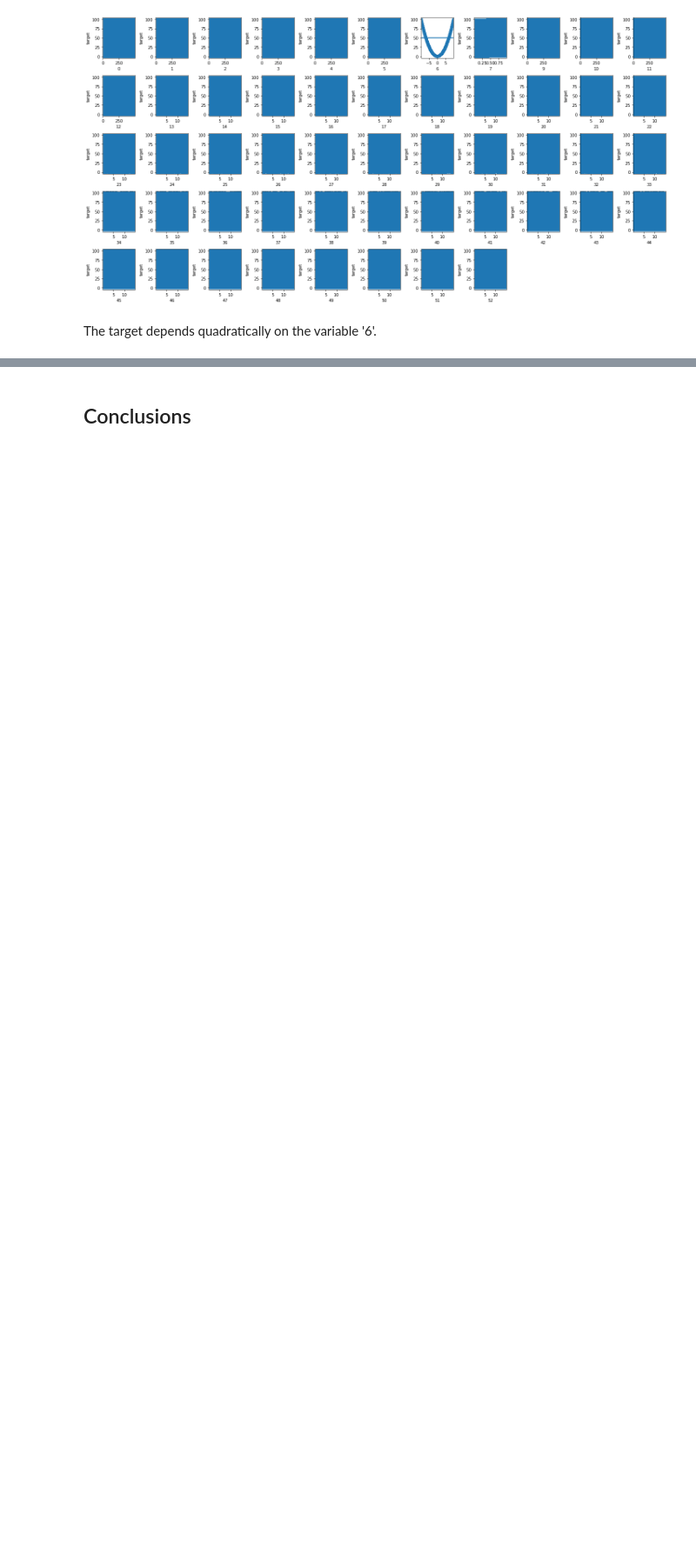
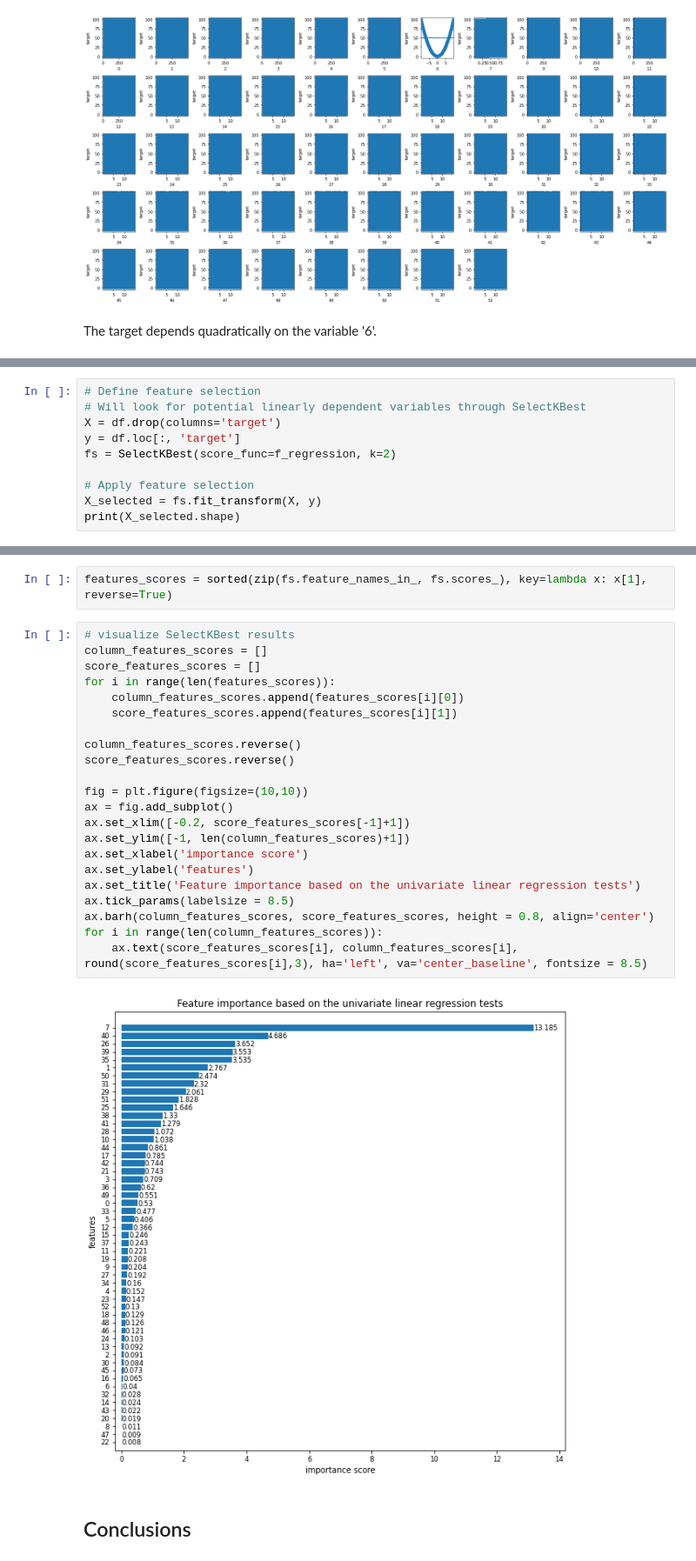
Before and after one commit to novofortuna/quantum_internship, a Jupyter notebook: task3_EDA.ipynb, the cells around one changed output, grey strips where cells are left out. Shown at 87% size. Saved outputs shown, nothing was run; the diff lists cells and outputs as text; blank space fills up the shorter version.

```diff
--- a/task3_EDA.ipynb
+++ b/task3_EDA.ipynb
@@ -263,3 +266,13 @@ corr.loc[numeric_features, numeric_features].style.background_gradient()
 | 50 | 0.000287 | 0.003119 | 0.001006 | 0.002082 | -0.000702 | 0.004735 | 0.001542 | 0.001085 | -0.000016 | -0.002152 | -0.000921 | ... |
 | 51 | -0.001647 | 0.006038 | -0.001753 | 0.000373 | 0.001067 | -0.004100 | -0.000944 | 0.008363 | -0.003785 | -0.001918 | -0.005102 | ... |
 | 52 | -0.003612 | -0.003173 | 0.002812 | 0.002534 | -0.002388 | 0.004946 | 0.002867 | 0.001724 | -0.003467 | -0.004701 | -0.000089 | ... |
+# %%
+# Define feature selection
+# Will look for potential linearly dependent variables through SelectKBest
+X = df.drop(columns='target')
+y = df.loc[:, 'target']
+fs = SelectKBest(score_func=f_regression, k=2)
+
+# Apply feature selection
+X_selected = fs.fit_transform(X, y)
+print(X_selected.shape)
@@ -266,3 +281,29 @@ corr.loc[numeric_features, numeric_features].style.background_gradient()
+# %%
+features_scores = sorted(zip(fs.feature_names_in_, fs.scores_), key=lambda x: x[1], reverse=True)
+# %%
+# visualize SelectKBest results
+column_features_scores = []
+score_features_scores = []
+for i in range(len(features_scores)):
+    column_features_scores.append(features_scores[i][0])
+    score_features_scores.append(features_scores[i][1])
+
+column_features_scores.reverse()
+score_features_scores.reverse()
+
+fig = plt.figure(figsize=(10,10))
+ax = fig.add_subplot()
+ax.set_xlim([-0.2, score_features_scores[-1]+1])
+ax.set_ylim([-1, len(column_features_scores)+1])
+ax.set_xlabel('importance score')
+ax.set_ylabel('features')
+ax.set_title('Feature importance based on the univariate linear regression tests')
+ax.tick_params(labelsize = 8.5)
+ax.barh(column_features_scores, score_features_scores, height = 0.8, align='center')
+for i in range(len(column_features_scores)):
+    ax.text(score_features_scores[i], column_features_scores[i], round(score_features_scores[i],3), ha='left', va='center_baseline', fontsize = 8.5)
+# %% [output]
+[figure, added]
 # %% [markdown]
 ## Conclusions
 # %% [markdown]
```
Also changed, not shown: parts of 5 cells of this notebook, 2 other files.
